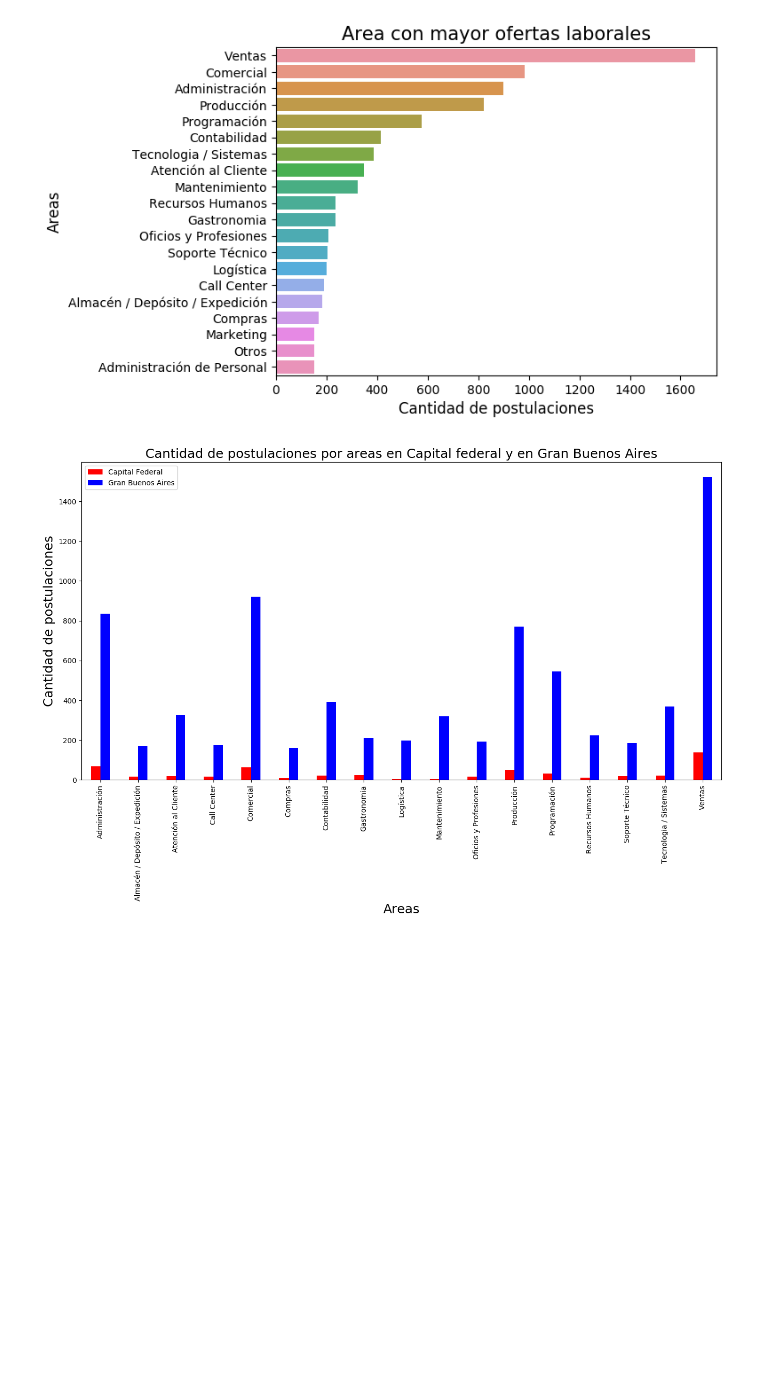
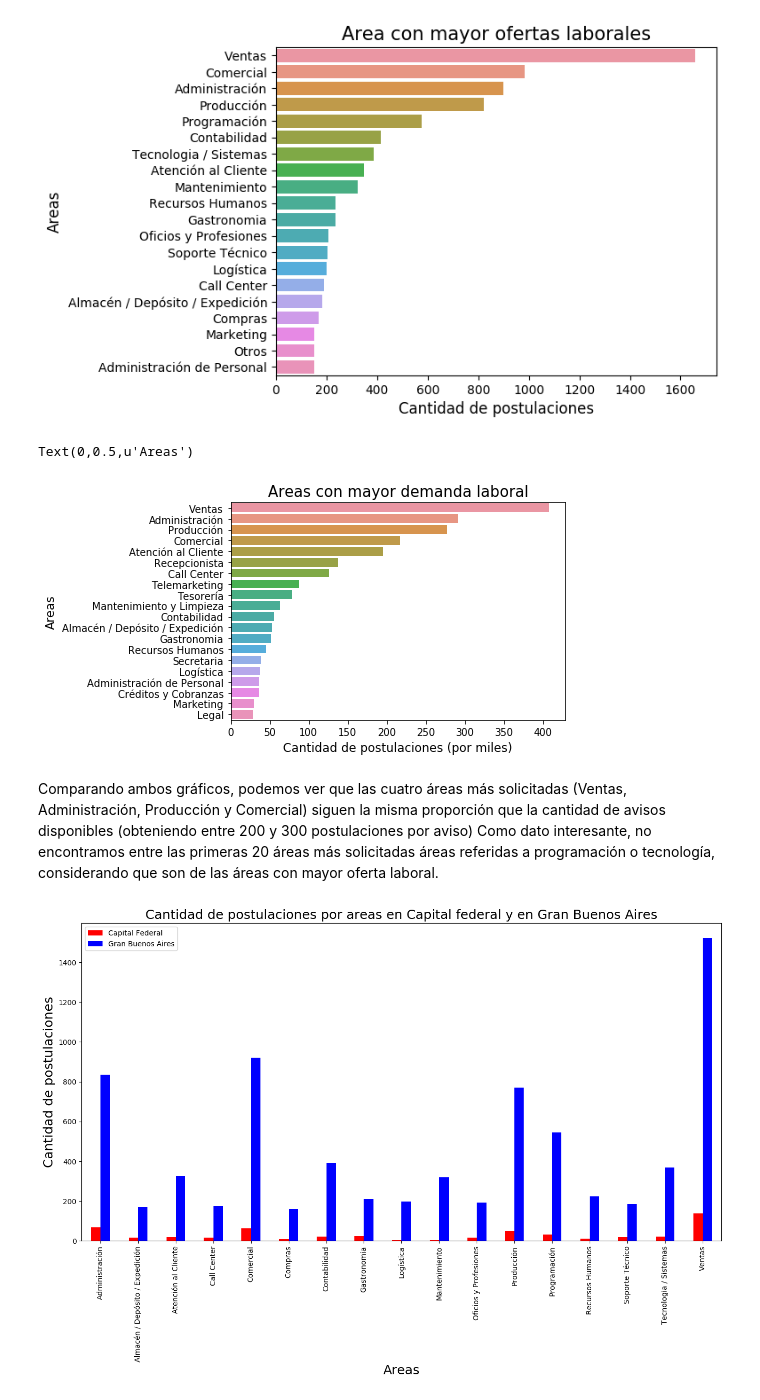
Before and after one commit to NayShine/7506-Grupo35, a Jupyter notebook: Finger 1.ipynb, the cells around one changed output. Cells and saved outputs as stored; diff of their text form; code cells hidden in the pictures; blank space fills up the shorter version.

```diff
--- a/Finger 1.ipynb
+++ b/Finger 1.ipynb
@@ -125,6 +125,20 @@ g.set_ylabel("Areas", fontsize=12)
 # %% [output]
 Text(0,0.5,'Areas')
 [figure]
+# %%
+#Vamos a comparar estas áreas ofrecidas con las áreas con mayor demanda (postulaciones)
+postulaciones_por_area = pd.merge(post, ade, on='idaviso')
+# %%
+g = sns.barplot(x=postulaciones_por_area["nombre_area"].value_counts().head(20) / 1000, y=postulaciones_por_area["nombre_area"].value_counts().head(20).index, orient='h')
+g.set_title("Areas con mayor demanda laboral", fontsize=15)
+g.set_xlabel("Cantidad de postulaciones (por miles)", fontsize=12)
+g.set_ylabel("Areas", fontsize=12)
+# %% [output]
+Text(0,0.5,u'Areas')
+[figure, added]
+# %% [markdown]
+Comparando ambos gráficos, podemos ver que las cuatro áreas más solicitadas (Ventas, Administración, Producción y Comercial) siguen la misma proporción que la cantidad de avisos disponibles (obteniendo entre 200 y 300 postulaciones por aviso)
+Como dato interesante, no encontramos entre las primeras 20 áreas más solicitadas áreas referidas a programación o tecnología, considerando que son de las áreas con mayor oferta laboral.
 # %%
 
 areas = ade.loc[:, ["nombre_area", "nombre_zona", "idaviso", "idpais"]]
```
Also changed, not shown: parts of 19 cells of this notebook.
